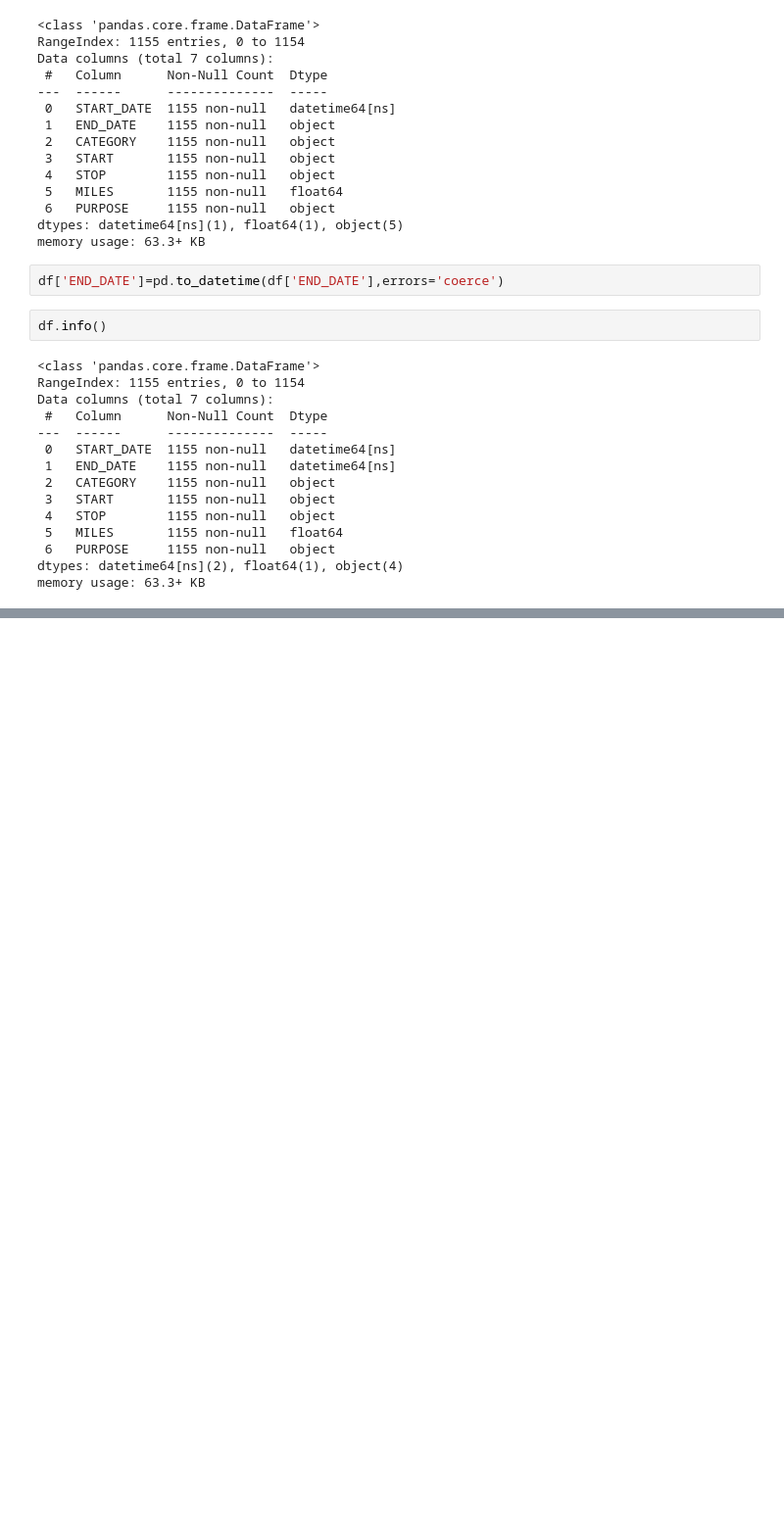
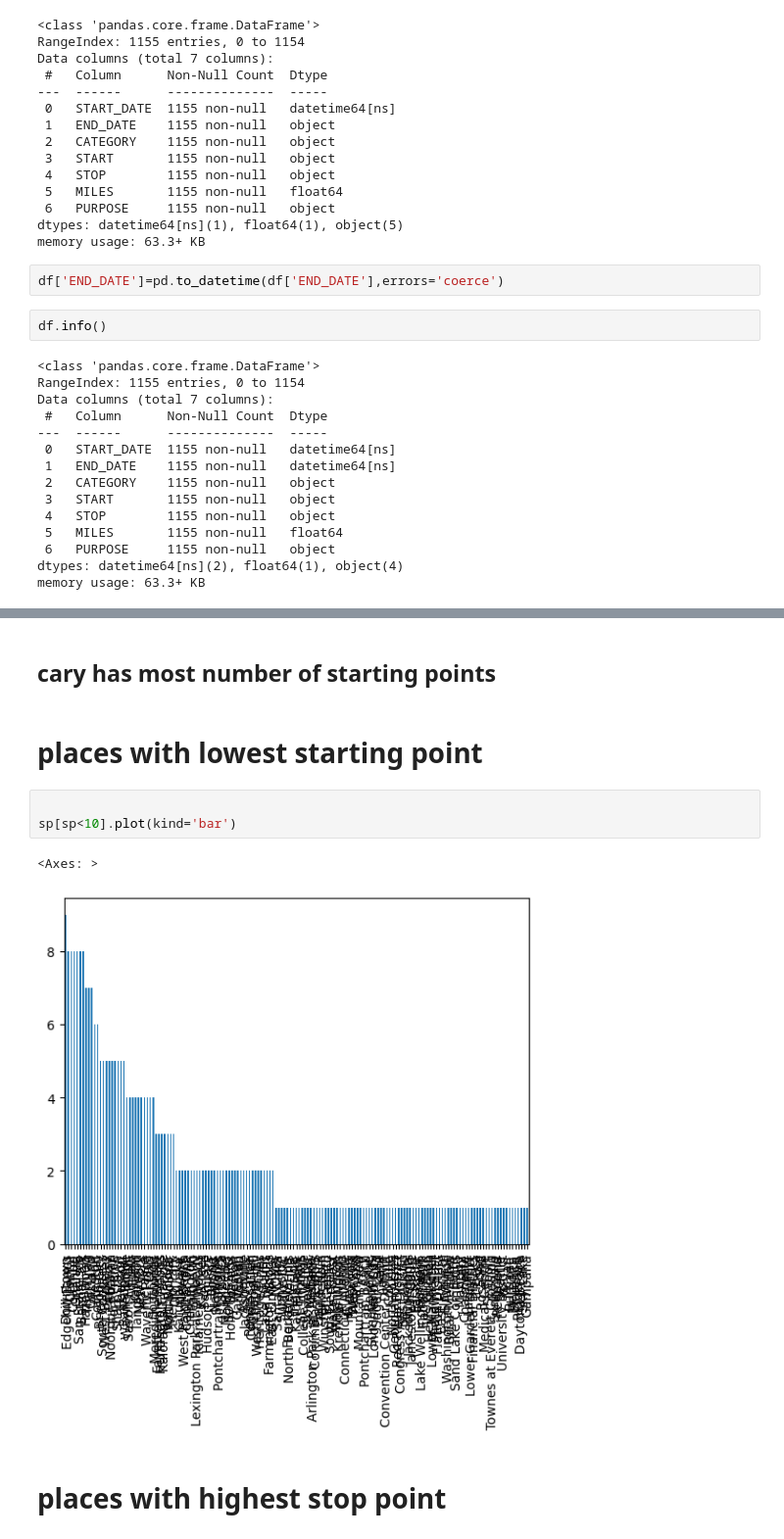
Before and after one commit to Ashutosh-Gairola/DEV, a Jupyter notebook: Analysis.ipynb, the cells around one changed output, grey strips where cells are left out. Shown at 98% size. Saved outputs shown, nothing was run; the diff lists cells and outputs as text; blank space fills up the shorter version.

```diff
--- a/Analysis.ipynb
+++ b/Analysis.ipynb
@@ -330,0 +423,12 @@ df.tail(20)
+# %% [markdown]
+## cary has most number of starting points
+# %% [markdown]
+# places with lowest starting point
+# %%
+
+sp[sp<10].plot(kind='bar')
+# %% [output]
+<Axes: >
+[figure, added]
+# %% [markdown]
+# places with highest stop point
```
Also changed, not shown: parts of 33 cells of this notebook.
